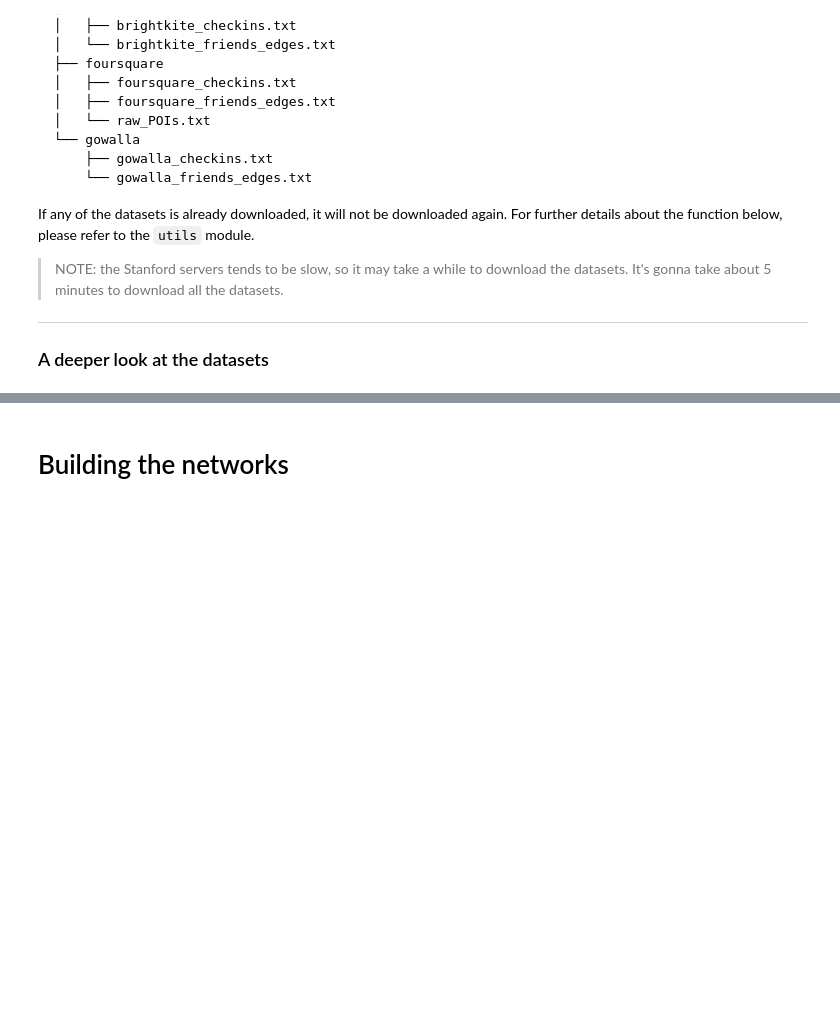
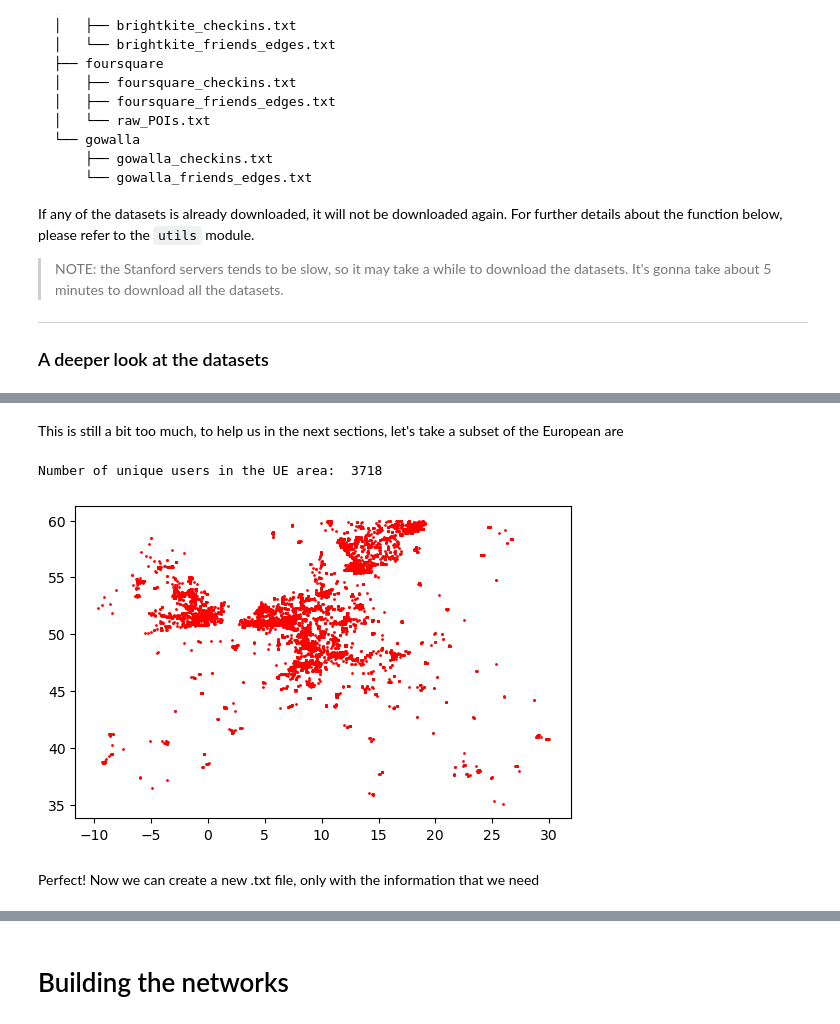
Before and after one commit to lukefleed/small-worlds, a Jupyter notebook: main.ipynb, the cells around one changed output, grey strips where cells are left out. Cells and saved outputs as stored; diff of their text form; code cells hidden in the pictures; blank space fills up the shorter version.

```diff
--- a/main.ipynb
+++ b/main.ipynb
@@ -173,0 +291,20 @@ Gowalla is a location-based social networking website where users share their lo
+# %% [markdown]
+This is still a bit too much, to help us in the next sections, let's take a subset of the European are
+# %%
+gdf_gowalla = gdf_gowalla[gdf_gowalla['latitude'] < 60]
+gdf_gowalla = gdf_gowalla[gdf_gowalla['latitude'] > 35]
+gdf_gowalla = gdf_gowalla[gdf_gowalla['longitude'] < 30]
+gdf_gowalla = gdf_gowalla[gdf_gowalla['longitude'] > -10]
+
+gdf_gowalla.plot(marker='o', color='red', markersize=1)
+
+df_gowalla = gdf_gowalla
+print("Number of unique users in the UE area: ", len(df_gowalla['user id'].unique()))
+
+# remove from memory the geopandas dataframe, it was only used for plotting
+del gdf_gowalla
+# %% [output]
+Number of unique users in the UE area:  3718
+[figure, added]
+# %% [markdown]
+Perfect! Now we can create a new .txt file, only with the information that we need
```
Also changed, not shown: parts of 38 cells of this notebook, 12 other files.
